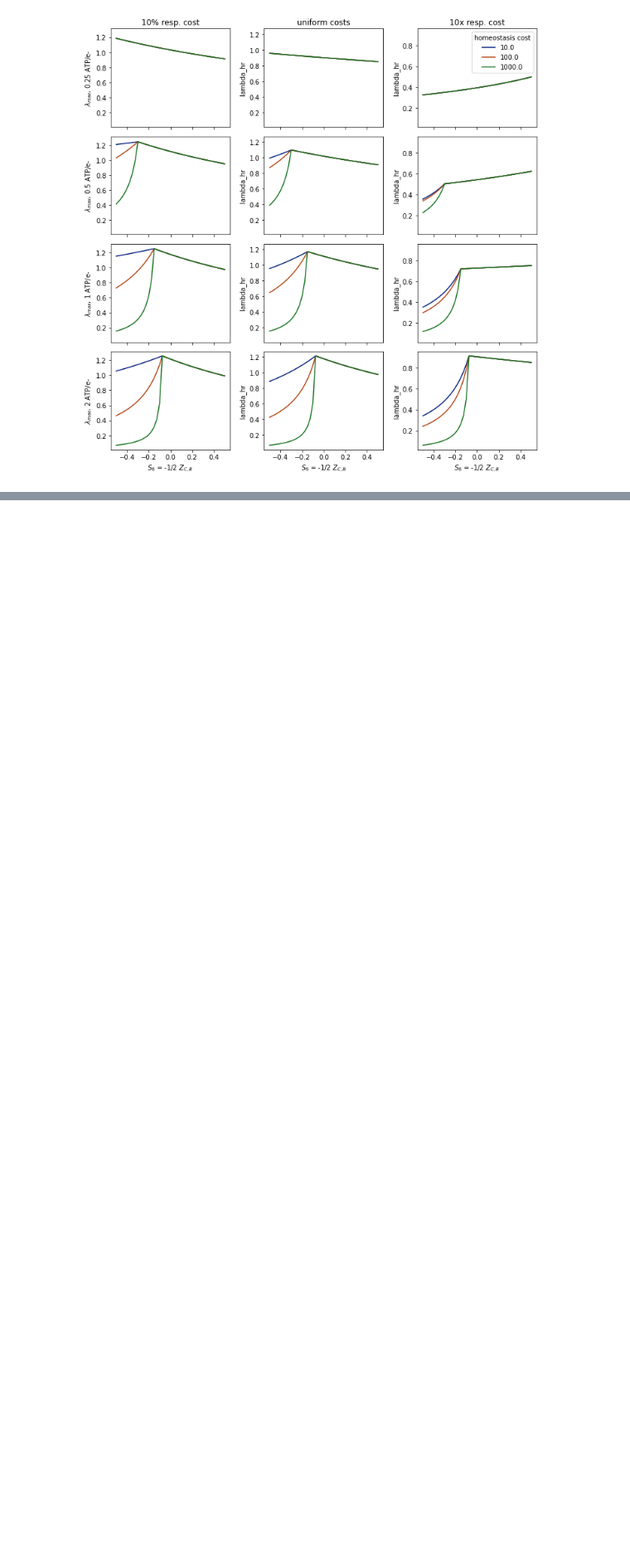
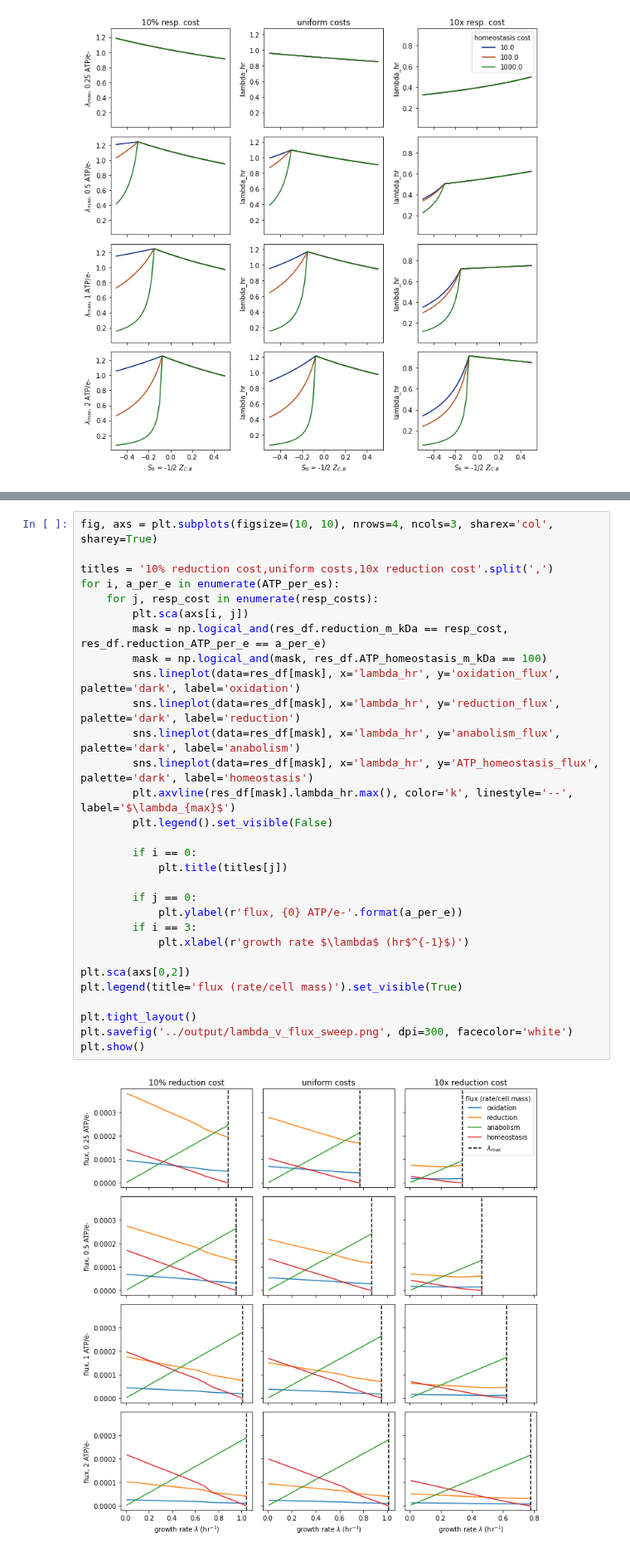
Before and after one commit to flamholz/redox-proteome, a Jupyter notebook: notebooks/LinearizedRespModel.ipynb, the cells around one changed output, grey strips where cells are left out. Shown at 83% size. Drawn from its saved outputs; the diff is of its cells as text; blank space fills up the shorter version.

```diff
--- a/notebooks/LinearizedRespModel.ipynb
+++ b/notebooks/LinearizedRespModel.ipynb
@@ -254,0 +286,32 @@ plt.show()
+# %%
+fig, axs = plt.subplots(figsize=(10, 10), nrows=4, ncols=3, sharex='col', sharey=True)
+
+titles = '10% reduction cost,uniform costs,10x reduction cost'.split(',')
+for i, a_per_e in enumerate(ATP_per_es):
+    for j, resp_cost in enumerate(resp_costs):
+        plt.sca(axs[i, j])
+        mask = np.logical_and(res_df.reduction_m_kDa == resp_cost, res_df.reduction_ATP_per_e == a_per_e)
+        mask = np.logical_and(mask, res_df.ATP_homeostasis_m_kDa == 100)
+        sns.lineplot(data=res_df[mask], x='lambda_hr', y='oxidation_flux', palette='dark', label='oxidation')
+        sns.lineplot(data=res_df[mask], x='lambda_hr', y='reduction_flux', palette='dark', label='reduction')
+        sns.lineplot(data=res_df[mask], x='lambda_hr', y='anabolism_flux', palette='dark', label='anabolism')
+        sns.lineplot(data=res_df[mask], x='lambda_hr', y='ATP_homeostasis_flux', palette='dark', label='homeostasis')
+        plt.axvline(res_df[mask].lambda_hr.max(), color='k', linestyle='--', label='$\lambda_{max}$')
+        plt.legend().set_visible(False)
+
+        if i == 0:
+            plt.title(titles[j])
+
+        if j == 0:
+            plt.ylabel(r'flux, {0} ATP/e-'.format(a_per_e))
+        if i == 3:
+            plt.xlabel(r'growth rate $\lambda$ (hr$^{-1}$)')
+
+plt.sca(axs[0,2])
+plt.legend(title='flux (rate/cell mass)').set_visible(True)
+
+plt.tight_layout()
+plt.savefig('../output/lambda_v_flux_sweep.png', dpi=300, facecolor='white')
+plt.show()
+# %% [output]
+[figure, added]
```
Also changed, not shown: parts of 7 cells of this notebook.
